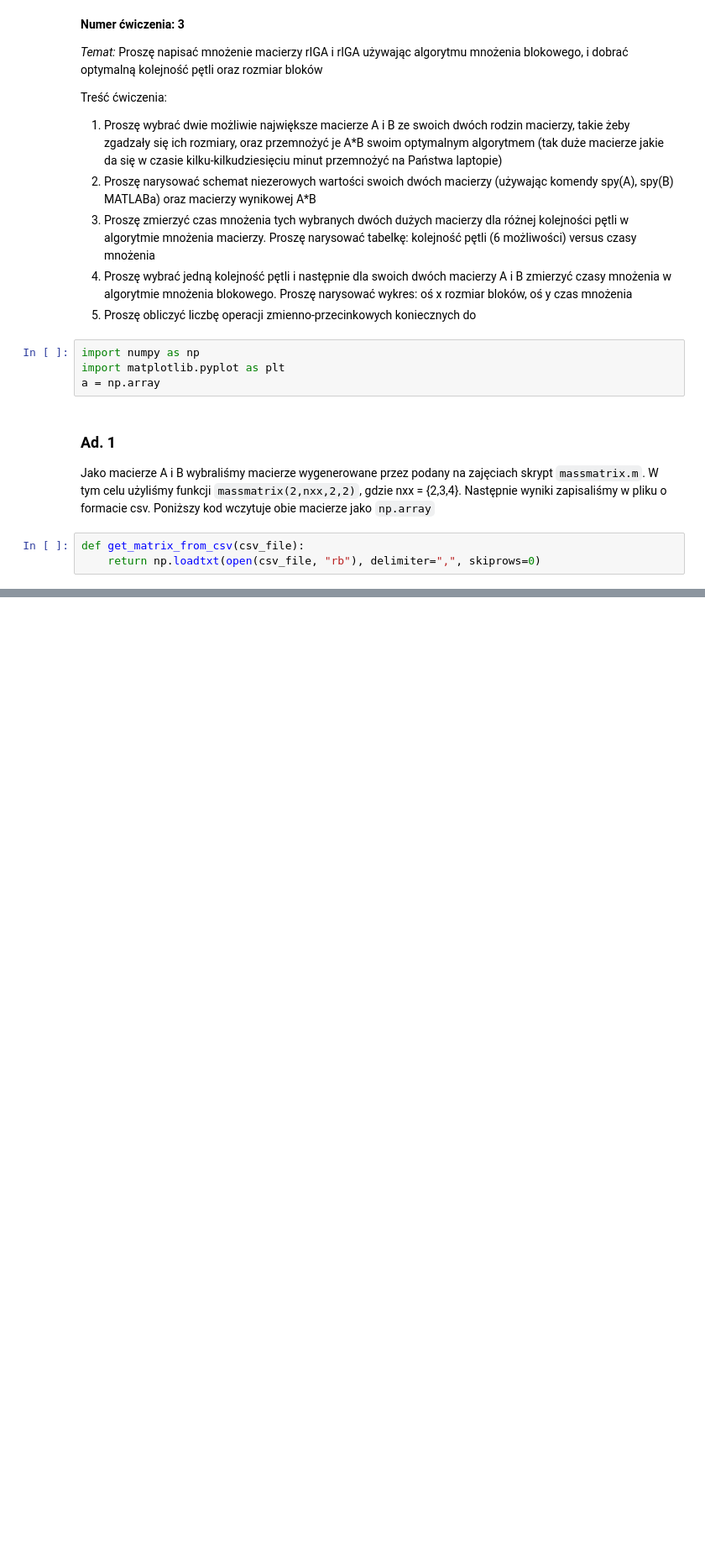
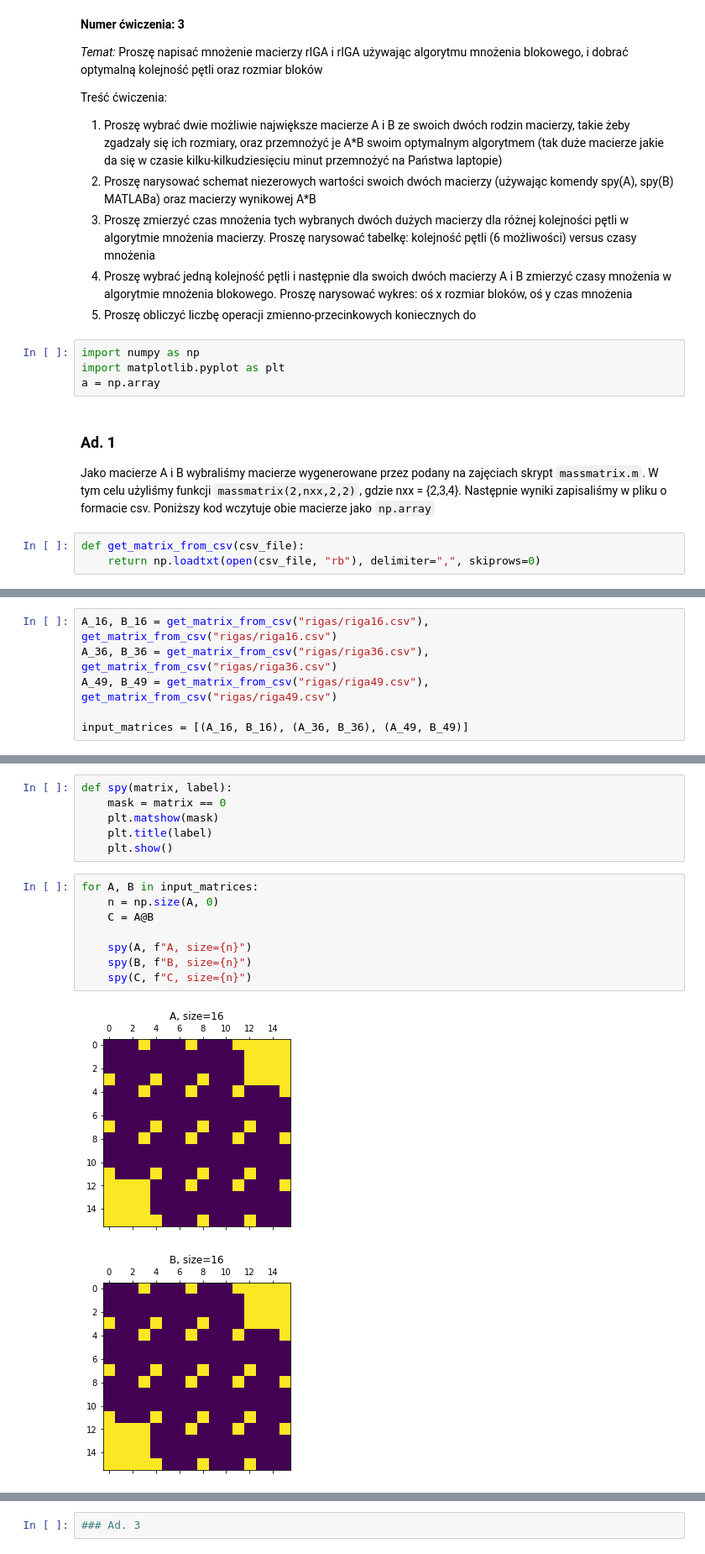
Before and after one commit to pkrucz00/alg_macierz, a Jupyter notebook: zadanie1/Zadanie1.ipynb, the cells around one changed output, grey strips where cells are left out. Shown at 84% size. Saved outputs shown, nothing was run; the diff lists cells and outputs as text; blank space fills up the shorter version.

Commit message:
Added new riga

```diff
--- a/zadanie1/Zadanie1.ipynb
+++ b/zadanie1/Zadanie1.ipynb
@@ -49,0 +37,6 @@ Poniżej przedstawiamy niezerowe pola wejściowych oraz wyjściowe macierzy.
+# %%
+A_16, B_16 = get_matrix_from_csv("rigas/riga16.csv"), get_matrix_from_csv("rigas/riga16.csv")
+A_36, B_36 = get_matrix_from_csv("rigas/riga36.csv"), get_matrix_from_csv("rigas/riga36.csv")
+A_49, B_49 = get_matrix_from_csv("rigas/riga49.csv"), get_matrix_from_csv("rigas/riga49.csv")
+
+input_matrices = [(A_16, B_16), (A_36, B_36), (A_49, B_49)]
@@ -49,0 +46,17 @@ Poniżej przedstawiamy niezerowe pola wejściowych oraz wyjściowe macierzy.
+# %%
+def spy(matrix, label):
+    mask = matrix == 0
+    plt.matshow(mask)
+    plt.title(label)
+    plt.show()
+# %%
+for A, B in input_matrices:
+    n = np.size(A, 0)
+    C = A@B
+
+    spy(A, f"A, size={n}")
+    spy(B, f"B, size={n}")
+    spy(C, f"C, size={n}")
+# %% [output]
+[figure, added]
+[figure, added]
@@ -49,0 +70,2 @@ Poniżej przedstawiamy niezerowe pola wejściowych oraz wyjściowe macierzy.
+# %%
+### Ad. 3
```
Also changed, not shown: parts of 5 cells of this notebook, 1 other file.
